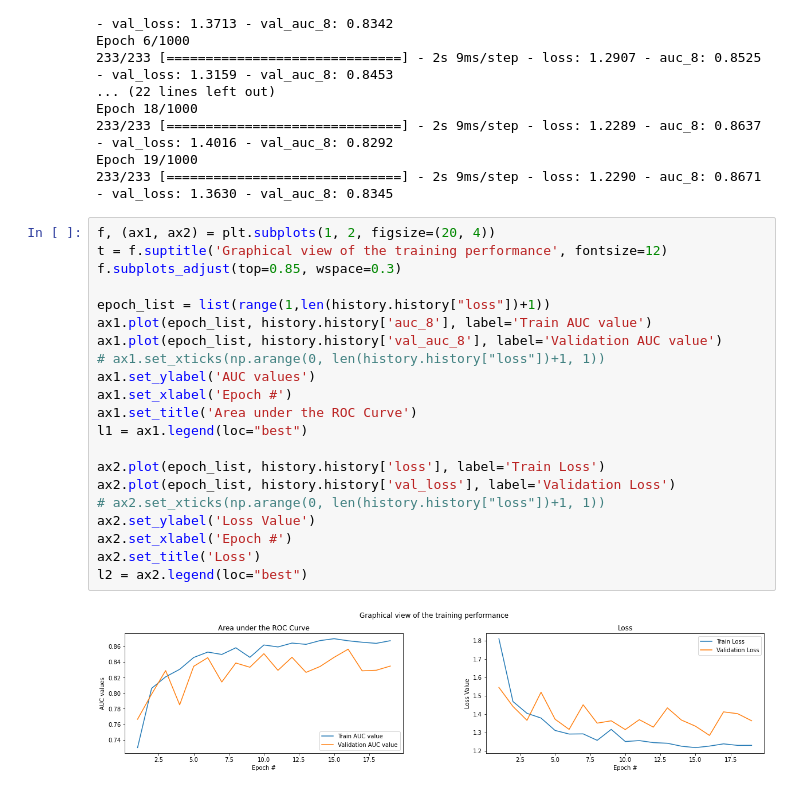
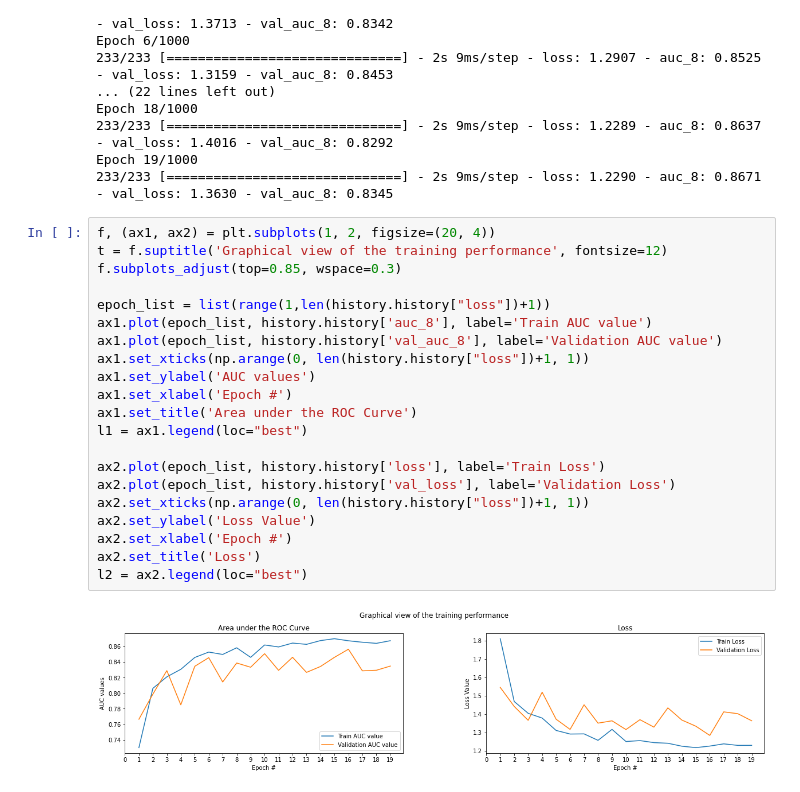
Before and after one commit to MizanMustakim/DataScienceProject_6thSemesterBIT, a Jupyter notebook: dateClassification.ipynb, the cells around one changed output. Drawn from its saved outputs; the diff is of its cells as text.

```diff
--- a/dateClassification.ipynb
+++ b/dateClassification.ipynb
@@ -336,23 +336,23 @@ Epoch 19/1000
 # %%
 f, (ax1, ax2) = plt.subplots(1, 2, figsize=(20, 4))
 t = f.suptitle('Graphical view of the training performance', fontsize=12)
 f.subplots_adjust(top=0.85, wspace=0.3)
 
 epoch_list = list(range(1,len(history.history["loss"])+1))
 ax1.plot(epoch_list, history.history['auc_8'], label='Train AUC value')
 ax1.plot(epoch_list, history.history['val_auc_8'], label='Validation AUC value')
-# ax1.set_xticks(np.arange(0, len(history.history["loss"])+1, 1))
+ax1.set_xticks(np.arange(0, len(history.history["loss"])+1, 1))
 ax1.set_ylabel('AUC values')
 ax1.set_xlabel('Epoch #')
 ax1.set_title('Area under the ROC Curve')
 l1 = ax1.legend(loc="best")
 
 ax2.plot(epoch_list, history.history['loss'], label='Train Loss')
 ax2.plot(epoch_list, history.history['val_loss'], label='Validation Loss')
-# ax2.set_xticks(np.arange(0, len(history.history["loss"])+1, 1))
+ax2.set_xticks(np.arange(0, len(history.history["loss"])+1, 1))
 ax2.set_ylabel('Loss Value')
 ax2.set_xlabel('Epoch #')
 ax2.set_title('Loss')
 l2 = ax2.legend(loc="best")
 # %% [output]
-[figure, old version]
+[figure, new version]
```
